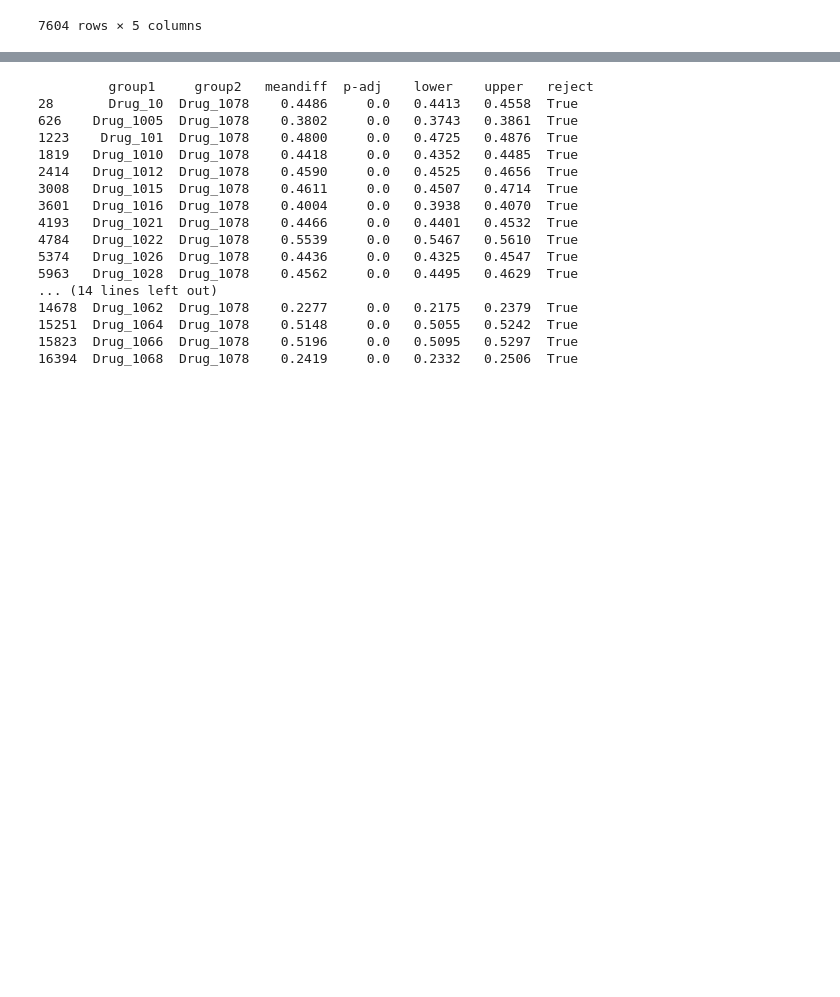
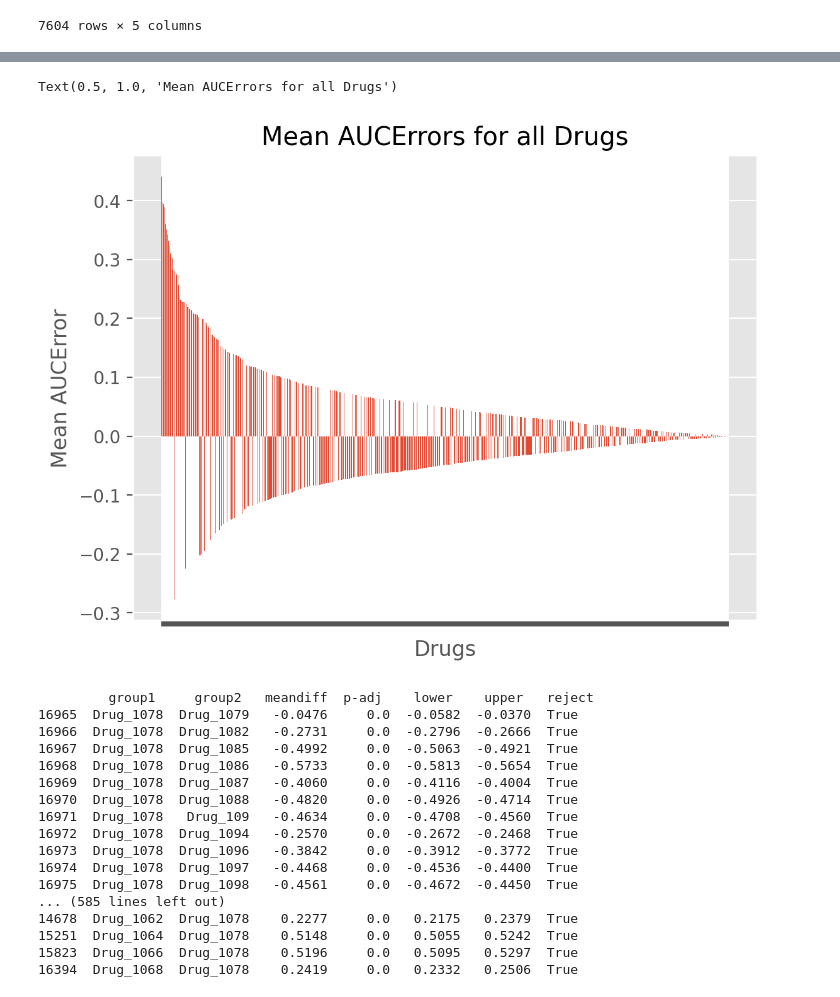
Before and after one commit to jakegwinn/argonne, a Jupyter notebook: data_analysis_logs_288.ipynb, the cells around one changed output, grey strips where cells are left out. Drawn from its saved outputs; the diff is of its cells as text; code cells hidden in the pictures; blank space fills up the shorter version.

```diff
--- a/data_analysis_logs_288.ipynb
+++ b/data_analysis_logs_288.ipynb
@@ -654,0 +671,12 @@ big_df[big_df["Drug1"] == "Drug_988"]
+# %%
+aucdf = (big_df
+    .groupby("Drug1")
+    .agg({
+        "AUCError":"mean"
+    })
+    .reset_index()
+    .sort_values("AUCError", key=np.abs, ascending=False)
+
+)
+
+aucdf
@@ -655,24 +697,37 @@ big_df[big_df["Drug1"] == "Drug_988"]
+# %%
+fig, ax = plt.subplots()
+
+ax.bar(x = pd.Categorical(aucdf["Drug1"]), height=aucdf["AUCError"], width=0.7)
+ax.set_xticklabels([])
+
+ax.set_ylabel("Mean AUCError")
+ax.set_xlabel("Drugs")
+ax.set_title("Mean AUCErrors for all Drugs")
+# %% [output]
+Text(0.5, 1.0, 'Mean AUCErrors for all Drugs')
+[figure, added]
 # %%
 csv = pairwise_tukeyhsd(big_df["AUCError"], big_df["Drug1"], alpha = 0.05).summary().as_csv()
 turkey_df = pd.read_csv(StringIO(csv), skiprows = 1)
 turkey_df["  group1 "] = turkey_df["  group1 "].str.strip()
 turkey_df["  group2 "] = turkey_df["  group2 "].str.strip()
 # %%
+print(turkey_df[turkey_df["  group1 "] == "Drug_1078"].to_string())
 print(turkey_df[turkey_df["  group2 "] == "Drug_1078"].to_string())
 # %% [output]
          group1     group2   meandiff  p-adj    lower    upper   reject
-28       Drug_10  Drug_1078    0.4486     0.0   0.4413   0.4558  True
-626    Drug_1005  Drug_1078    0.3802     0.0   0.3743   0.3861  True
-1223    Drug_101  Drug_1078    0.4800     0.0   0.4725   0.4876  True
-1819   Drug_1010  Drug_1078    0.4418     0.0   0.4352   0.4485  True
-2414   Drug_1012  Drug_1078    0.4590     0.0   0.4525   0.4656  True
-3008   Drug_1015  Drug_1078    0.4611     0.0   0.4507   0.4714  True
-3601   Drug_1016  Drug_1078    0.4004     0.0   0.3938   0.4070  True
-4193   Drug_1021  Drug_1078    0.4466     0.0   0.4401   0.4532  True
-4784   Drug_1022  Drug_1078    0.5539     0.0   0.5467   0.5610  True
-5374   Drug_1026  Drug_1078    0.4436     0.0   0.4325   0.4547  True
-5963   Drug_1028  Drug_1078    0.4562     0.0   0.4495   0.4629  True
-... (14 lines left out)
+16965  Drug_1078  Drug_1079   -0.0476     0.0  -0.0582  -0.0370  True
+16966  Drug_1078  Drug_1082   -0.2731     0.0  -0.2796  -0.2666  True
+16967  Drug_1078  Drug_1085   -0.4992     0.0  -0.5063  -0.4921  True
+16968  Drug_1078  Drug_1086   -0.5733     0.0  -0.5813  -0.5654  True
+16969  Drug_1078  Drug_1087   -0.4060     0.0  -0.4116  -0.4004  True
+16970  Drug_1078  Drug_1088   -0.4820     0.0  -0.4926  -0.4714  True
+16971  Drug_1078   Drug_109   -0.4634     0.0  -0.4708  -0.4560  True
+16972  Drug_1078  Drug_1094   -0.2570     0.0  -0.2672  -0.2468  True
+16973  Drug_1078  Drug_1096   -0.3842     0.0  -0.3912  -0.3772  True
+16974  Drug_1078  Drug_1097   -0.4468     0.0  -0.4536  -0.4400  True
+16975  Drug_1078  Drug_1098   -0.4561     0.0  -0.4672  -0.4450  True
+... (585 lines left out)
 14678  Drug_1062  Drug_1078    0.2277     0.0   0.2175   0.2379  True
 15251  Drug_1064  Drug_1078    0.5148     0.0   0.5055   0.5242  True
 15823  Drug_1066  Drug_1078    0.5196     0.0   0.5095   0.5297  True
```
Also changed, not shown: parts of 7 cells of this notebook, 3 other files.
